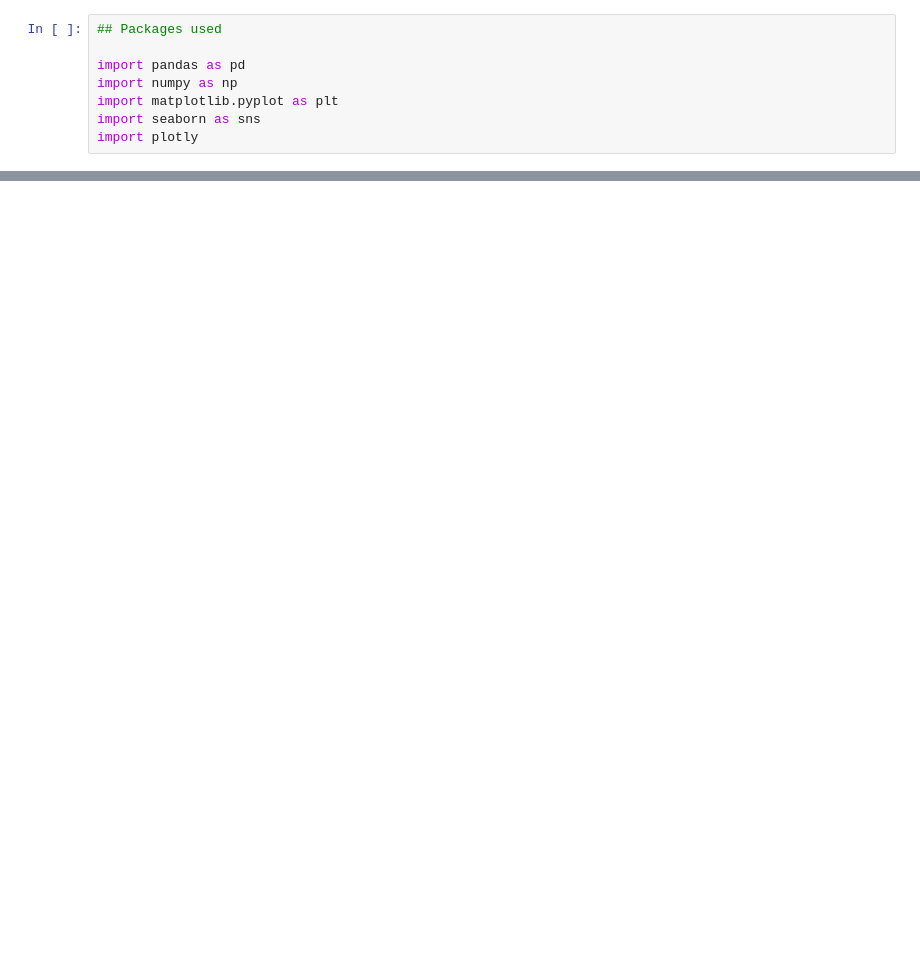
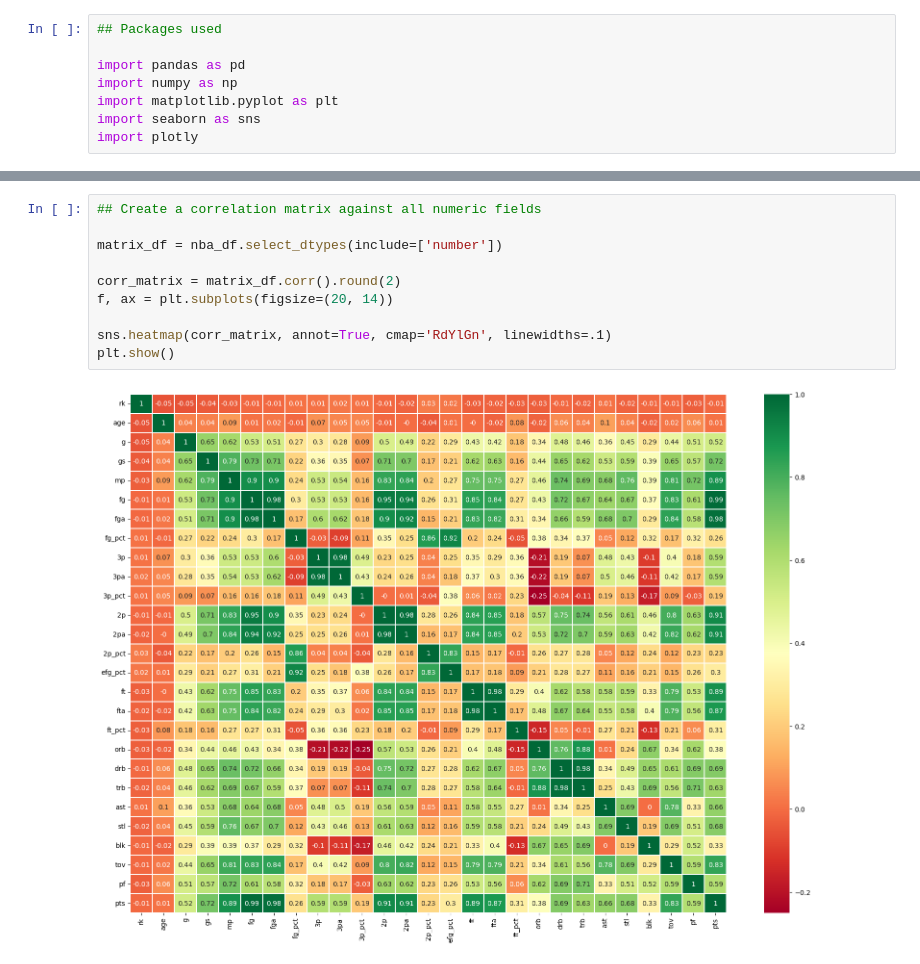
Before and after one commit to doorfish/data-analysis-project, a Jupyter notebook: python_data_analysis_project.ipynb, the cells around one changed output, grey strips where cells are left out. Saved outputs shown, nothing was run; the diff lists cells and outputs as text; blank space fills up the shorter version.

```diff
--- a/python_data_analysis_project.ipynb
+++ b/python_data_analysis_project.ipynb
@@ -108,0 +121,12 @@ Based on what we see distributed, the following are continuous and metrics to lo
+# %%
+## Create a correlation matrix against all numeric fields
+
+matrix_df = nba_df.select_dtypes(include=['number'])
+
+corr_matrix = matrix_df.corr().round(2)
+f, ax = plt.subplots(figsize=(20, 14))
+
+sns.heatmap(corr_matrix, annot=True, cmap='RdYlGn', linewidths=.1)
+plt.show()
+# %% [output]
+[figure, added]
```
Also changed, not shown: parts of 13 cells of this notebook, 4 other files.
